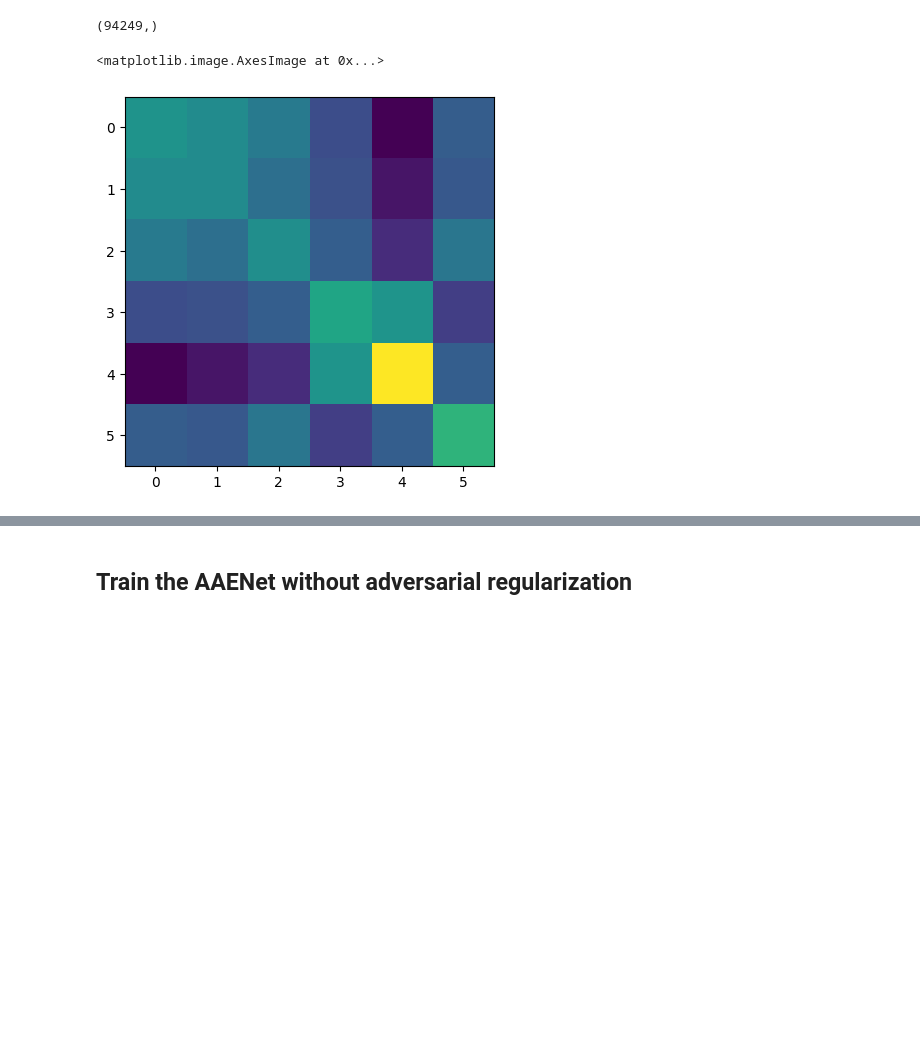
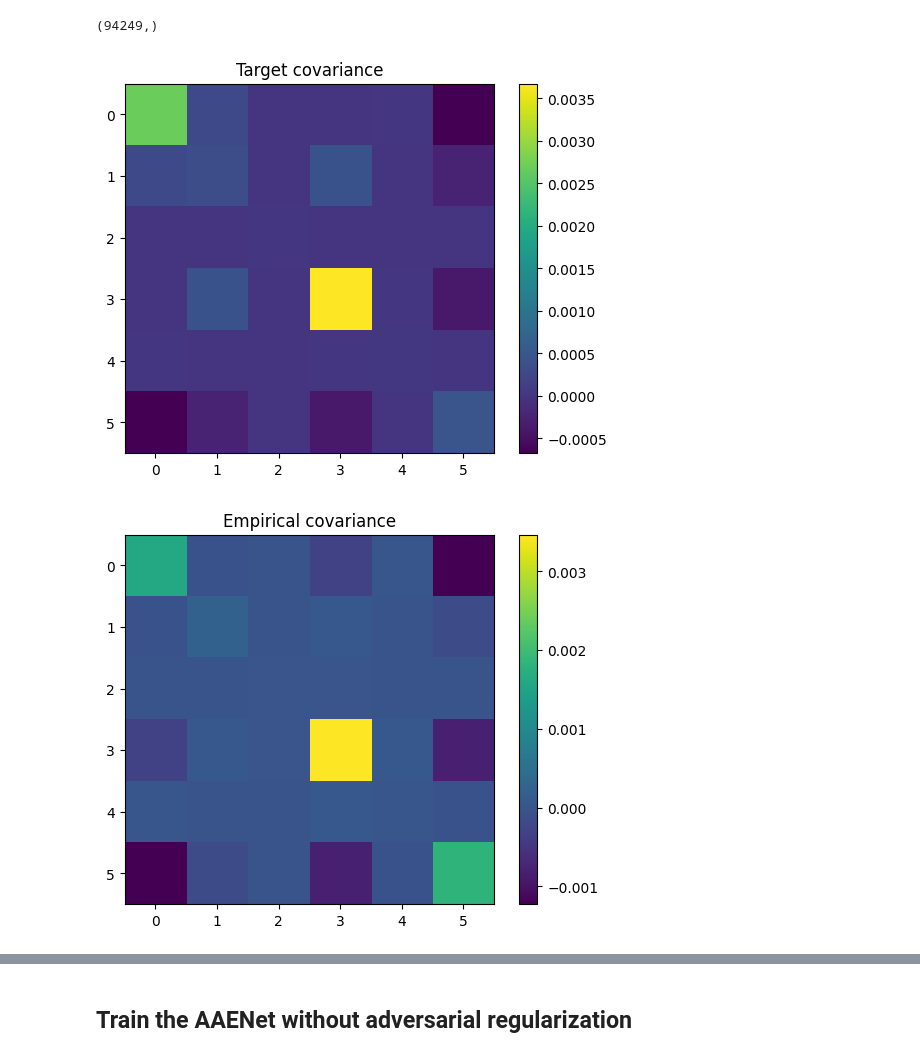
Before and after one commit to JulienAjdenbaum/hyperspectral_adversarial_AEENet, a Jupyter notebook: AAENet/AAENet.ipynb, the cells around one changed output, grey strips where cells are left out. Drawn from its saved outputs; the diff is of its cells as text; code cells hidden in the pictures; blank space fills up the shorter version.

Commit message:
fix the cholesky decomposition

```diff
--- a/AAENet/AAENet.ipynb
+++ b/AAENet/AAENet.ipynb
@@ -392,15 +392,15 @@ def MULecture(X,r=None,N_Iter=1000,tolerance=1e-3,plot_evolution=1,A = -1, S = -
         delta = np.linalg.norm(diff,'fro') / np.linalg.norm(X,'fro')
         evolutionDelta.append(delta)
 
-        if k==1 or k%100==0:
+        if plot_evolution and (k==1 or k%100==0):
             print('Iteration NNMF number ', k, ' out of ', N_Iter , ', delta = ', delta, ', error (norm delta): ', np.linalg.norm(diff))
 
-    if k==N_Iter:
-        print('Maximum number of iterations reached ! delta = ', delta)
-    else:
-        print('Convergence achieved ( delta = ', delta, ') in ', k, ' iterations')
 
     if plot_evolution==1:
+        if k==N_Iter:
+            print('Maximum number of iterations reached ! delta = ', delta)
+        else:
+            print('Convergence achieved ( delta = ', delta, ') in ', k, ' iterations')
         plt.figure(figsize=(6, 6))
         plt.plot(range(k),evolutionDelta,'bx--', linewidth=4, markersize=12)
         plt.title('Evolution of error - NNMF')
@@ -505,30 +503,41 @@ for k in range(K):
 
         batches.append(torch.tensor(X[:, pixel_indices[subsample]].T, dtype=torch.float))
 # %%
-# TO DO: compute abundances of pixels and compute the stats for each superpixel with the cholesky square root of the covariance matrix
-
 means = []
 sqrt_covariances = []
 eps = 1e-5
 nb_none = 0
 
 VCA_endmembers = torch.tensor(VCA_endmembers, requires_grad=False, dtype=torch.float)
-for batch in batches:
-    abundances = FCLS(batch, VCA_endmembers.T).T
-    mean = abundances.mean(axis=0)
+for batch in tqdm(batches):
+    #abundances = FCLS(batch, VCA_endmembers.T).T
+    abundances = MULecture(batch.detach().numpy().T, A=VCA_endmembers.detach().numpy(), frozenA=True, plot_evolution=False)[1]
+    abundances = torch.tensor(abundances, dtype=torch.float)
+    mean = abundances.mean(axis=1)
     means.append(mean)
 
-    centered_abundances = abundances - mean
-    cov = centered_abundances.T @ centered_abundances
-    sqrt = torch.linalg.cholesky(cov + torch.eye(len(mean))*eps)
+    centered_abundances = (abundances.T - mean).T
+    cov = centered_abundances @ centered_abundances.T
+    sqrt = torch.linalg.cholesky(cov + torch.eye(len(mean))*eps).T
 
     sqrt_covariances.append(sqrt)
 # %%
 sqrt = sqrt_covariances[np.random.randint(0, len(sqrt_covariances))]
 plt.imshow((sqrt @ sqrt.T).detach().numpy())
+plt.title("Target covariance")
+plt.colorbar()
+plt.show()
+
+noise = np.random.randn(1000, 6)
+samples = noise @ sqrt.detach().numpy()
+empirical_cov = (samples.T @ samples)/1000
+plt.imshow(empirical_cov)
+plt.title("Empirical covariance")
+plt.colorbar()
+plt.show()
 # %% [output]
-<matplotlib.image.AxesImage at 0x...>
-[figure, old version]
+[figure, new version]
+[figure, added]
 # %%
 for i in range(10):
     plt.plot(batches[i].detach().numpy().T)
```
Also changed, not shown: parts of 7 cells of this notebook.
